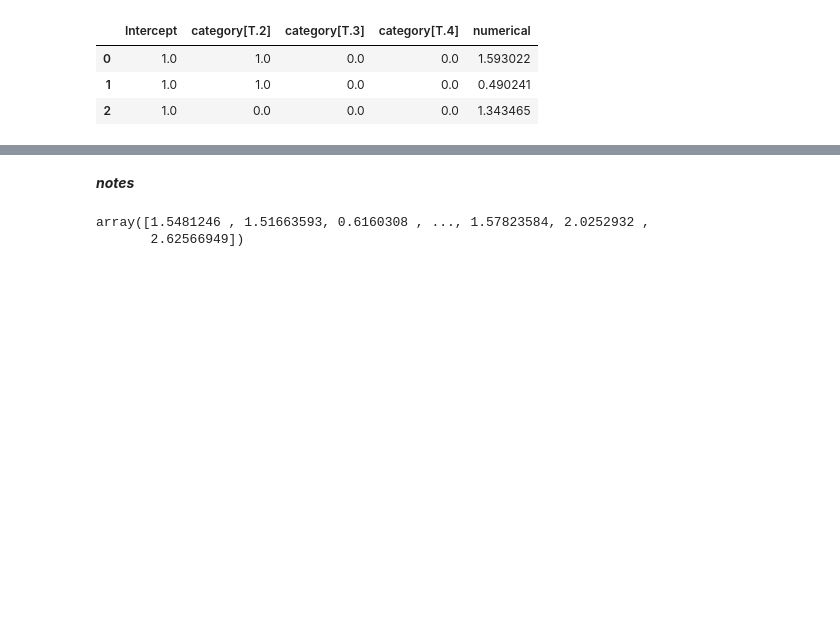
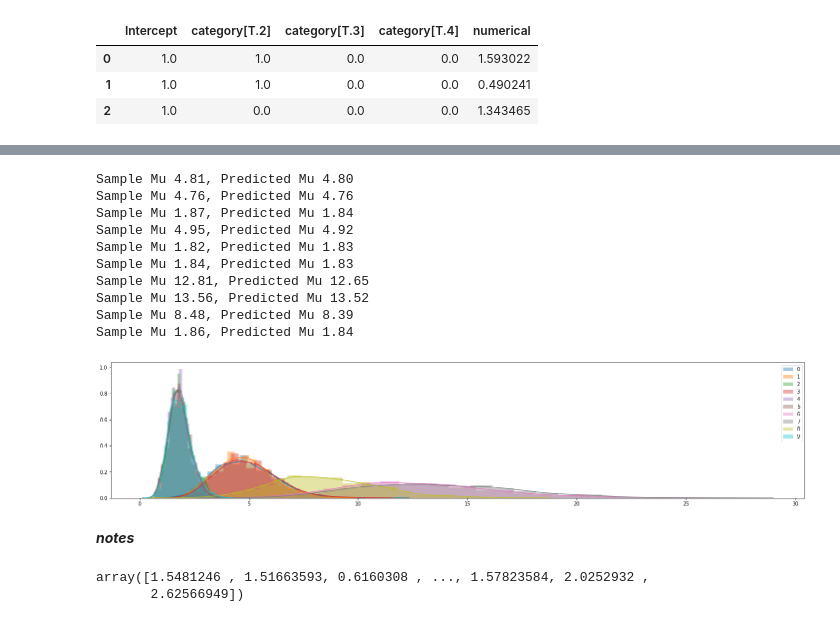
Before and after one commit to bpostance/learn_data_science, a Jupyter notebook: Risk/02-FrequencySeverity-auto.ipynb, the cells around one changed output, grey strips where cells are left out. Cells and saved outputs as stored; diff of their text form; code cells hidden in the pictures; blank space fills up the shorter version.

```diff
--- a/Risk/02-FrequencySeverity-auto.ipynb
+++ b/Risk/02-FrequencySeverity-auto.ipynb
@@ -577,3 +577,23 @@ array([ 4.70264255,  4.55686975,  1.85156421,  5.15066482,  1.80022539,
+# %%
+fig,axs = plt.subplots(1,1,figsize=(25,5))
+for i,pred in zip(c.index,glm_fit.predict()[:10]):
+    scale = glm_fit.scale/c.loc[[i]].sum(axis=1)
+    sample = np.random.gamma(shape=1/glm_fit.scale,scale=scale,size=1000)
+    sns.distplot(sample,label=i,ax=axs)
+    print(f'Sample Mu {sample.mean():.2f}, Predicted Mu {pred:.2f}')
+plt.legend();
+# %% [output]
+Sample Mu 4.81, Predicted Mu 4.80
+Sample Mu 4.76, Predicted Mu 4.76
+Sample Mu 1.87, Predicted Mu 1.84
+Sample Mu 4.95, Predicted Mu 4.92
+Sample Mu 1.82, Predicted Mu 1.83
+Sample Mu 1.84, Predicted Mu 1.83
+Sample Mu 12.81, Predicted Mu 12.65
+Sample Mu 13.56, Predicted Mu 13.52
+Sample Mu 8.48, Predicted Mu 8.39
+Sample Mu 1.86, Predicted Mu 1.84
+[figure, added]
 # %% [markdown]
 ***notes***
 # %%
```
Also changed, not shown: parts of 7 cells of this notebook.
